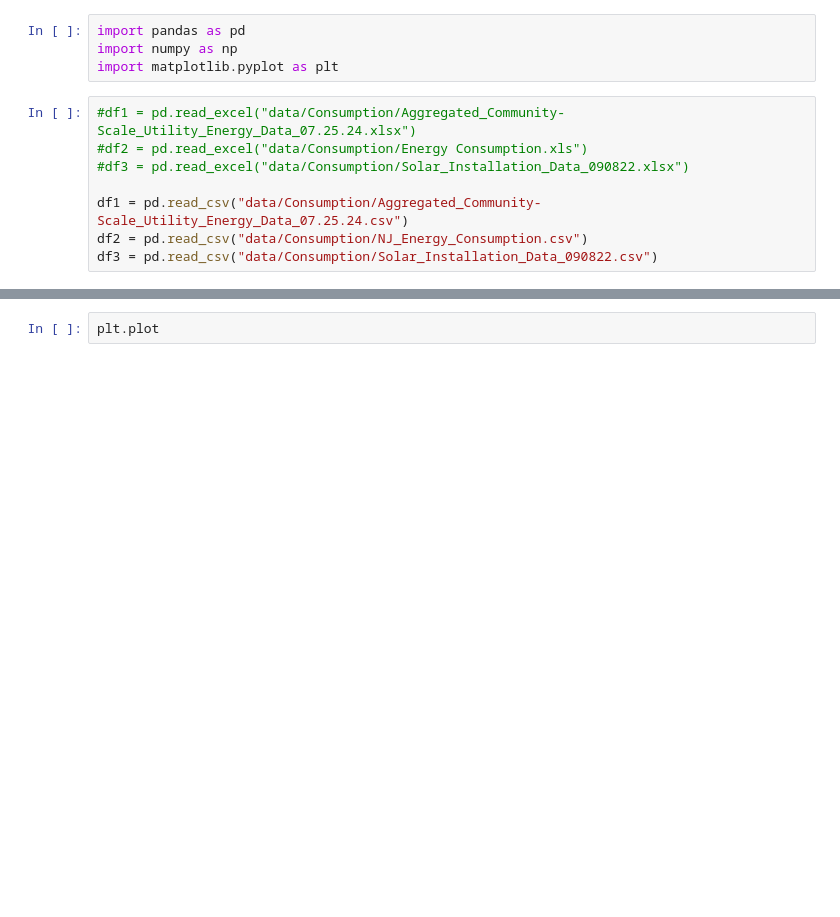
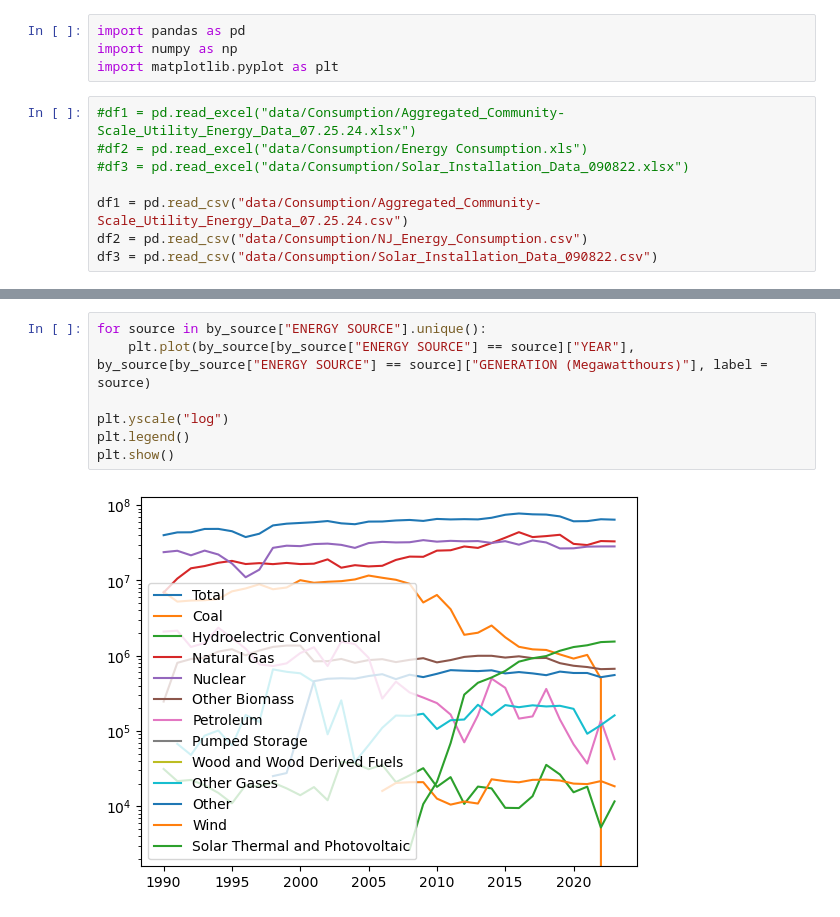
Before and after one commit to Rutgers-Economics-Labs/CleanEnergyFundingF24, a Jupyter notebook: model.ipynb, the cells around one changed output, grey strips where cells are left out. Saved outputs shown, nothing was run; the diff lists cells and outputs as text; blank space fills up the shorter version.

```diff
--- a/model.ipynb
+++ b/model.ipynb
@@ -30,2 +40,9 @@ by_source
-# %%
-plt.plot
+# %%
+for source in by_source["ENERGY SOURCE"].unique():
+    plt.plot(by_source[by_source["ENERGY SOURCE"] == source]["YEAR"], by_source[by_source["ENERGY SOURCE"] == source]["GENERATION (Megawatthours)"], label = source)
+
+plt.yscale("log")
+plt.legend()
+plt.show()
+# %% [output]
+[figure, added]
```
Also changed, not shown: parts of 2 cells of this notebook.
